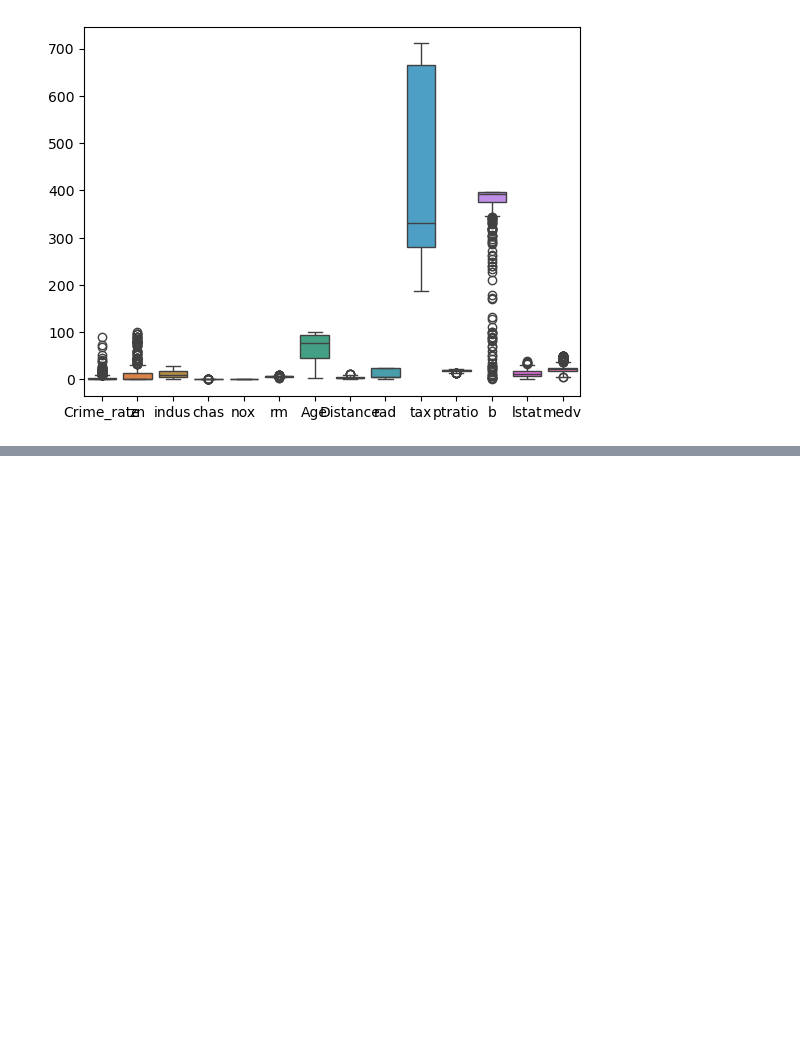
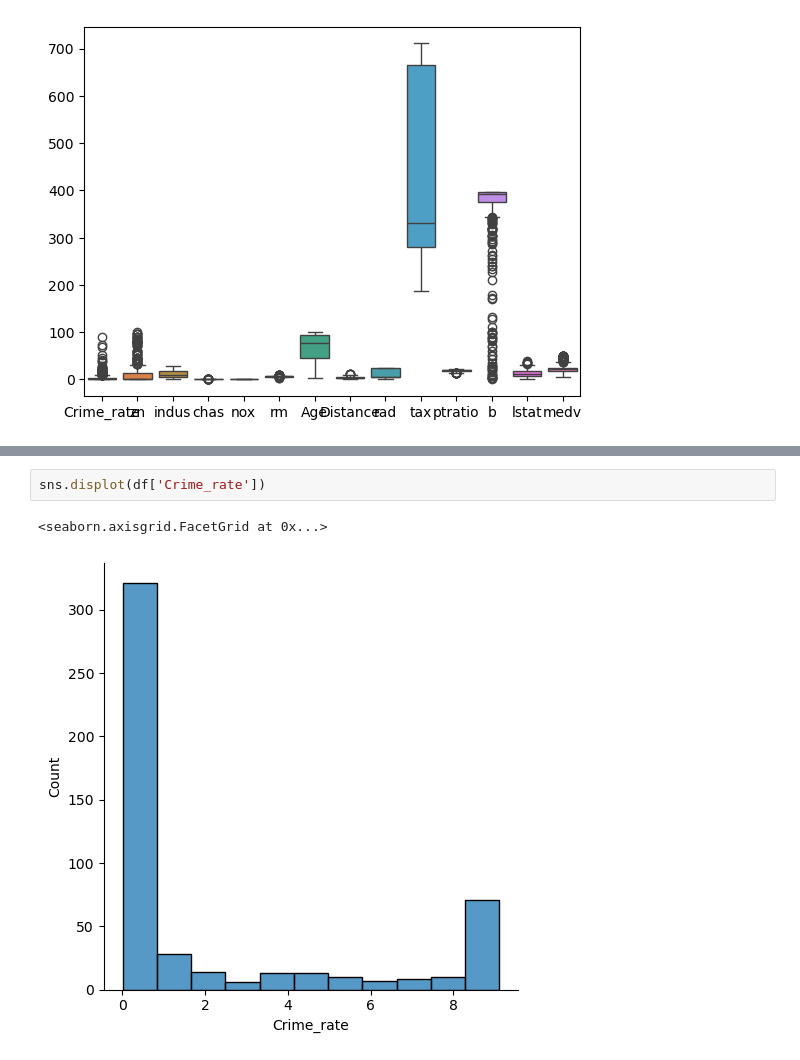
Before and after one commit to sanskruti885/TE-Engineering, a Jupyter notebook: Sem5/DSBDAL/Assignment8.ipynb, the cells around one changed output, grey strips where cells are left out. Drawn from its saved outputs; the diff is of its cells as text; blank space fills up the shorter version.

```diff
--- a/Sem5/DSBDAL/Assignment8.ipynb
+++ b/Sem5/DSBDAL/Assignment8.ipynb
@@ -83,0 +153,5 @@ sns.histplot(data=df['Crime_rate'],bins=30)
+# %%
+sns.displot(df['Crime_rate'])
+# %% [output]
+<seaborn.axisgrid.FacetGrid at 0x...>
+[figure, added]
```
Also changed, not shown: parts of 23 cells of this notebook.
